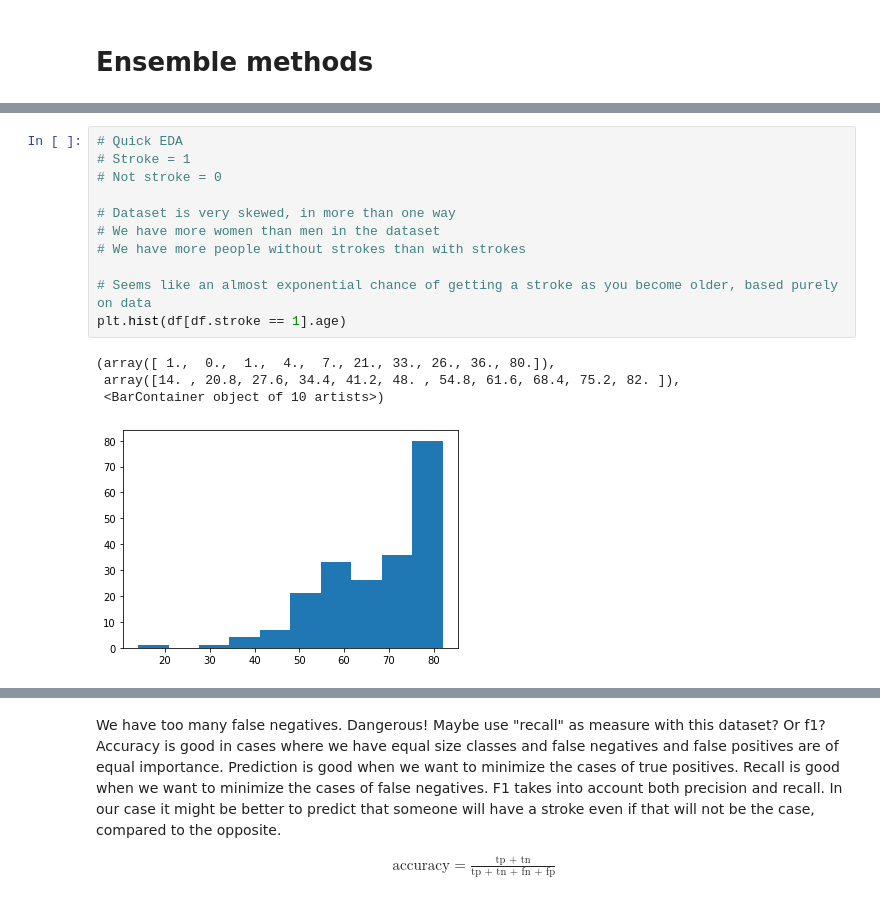
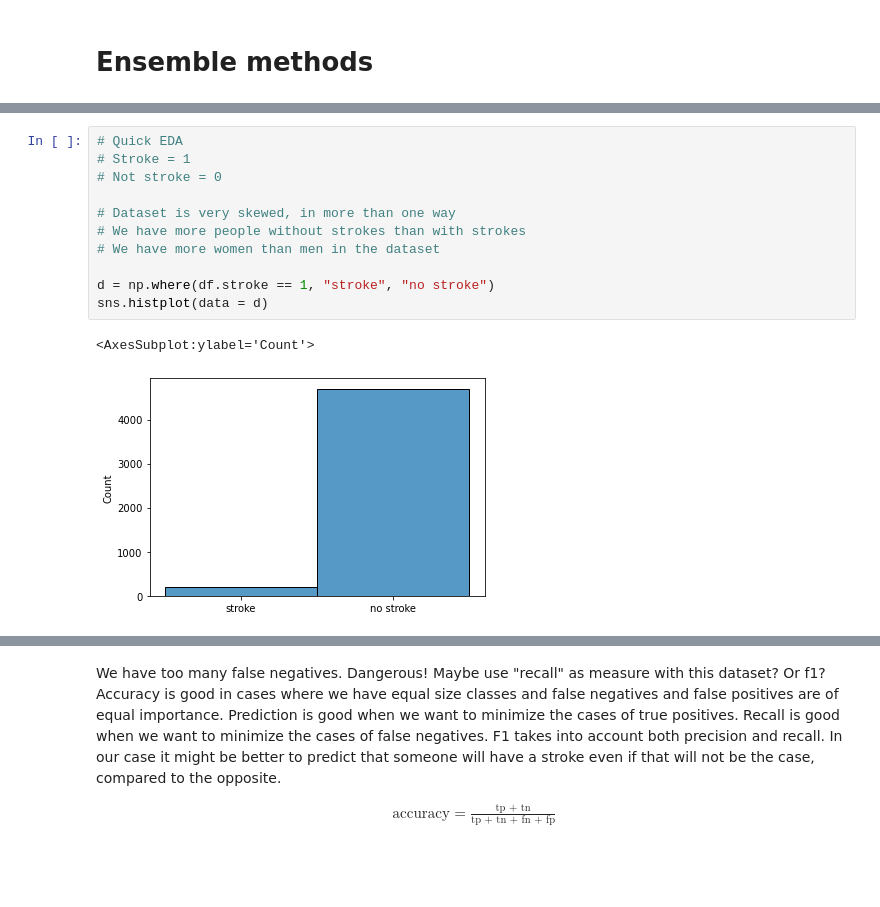
Before and after one commit to ebbeberge/stroke-classification, a Jupyter notebook: ensemble_methods.ipynb, the cells around one changed output, grey strips where cells are left out. Saved outputs shown, nothing was run; the diff lists cells and outputs as text; blank space fills up the shorter version.

```diff
--- a/ensemble_methods.ipynb
+++ b/ensemble_methods.ipynb
@@ -44,16 +46,14 @@ scoring = {'accuracy': make_scorer(accuracy_score),
 # %%
 # Quick EDA
 # Stroke = 1
 # Not stroke = 0
 
 # Dataset is very skewed, in more than one way
+# We have more people without strokes than with strokes
 # We have more women than men in the dataset
-# We have more people without strokes than with strokes
 
-# Seems like an almost exponential chance of getting a stroke as you become older, based purely on data
-plt.hist(df[df.stroke == 1].age)
+d = np.where(df.stroke == 1, "stroke", "no stroke")
+sns.histplot(data = d)
 # %% [output]
-(array([ 1.,  0.,  1.,  4.,  7., 21., 33., 26., 36., 80.]),
- array([14. , 20.8, 27.6, 34.4, 41.2, 48. , 54.8, 61.6, 68.4, 75.2, 82. ]),
- <BarContainer object of 10 artists>)
+<AxesSubplot:ylabel='Count'>
-[figure, old version]
+[figure, new version]
```
Also changed, not shown: parts of 41 cells of this notebook.
